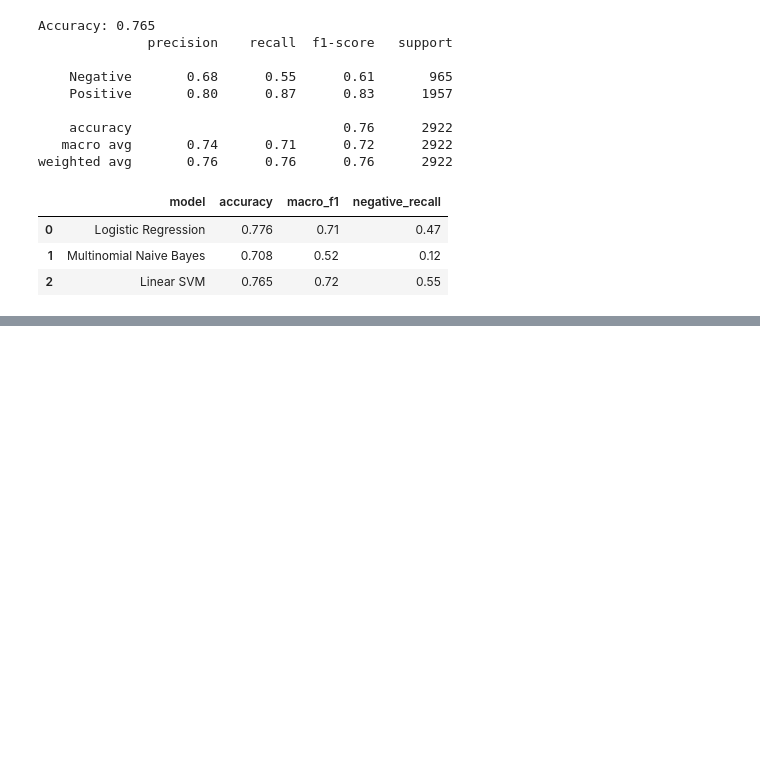
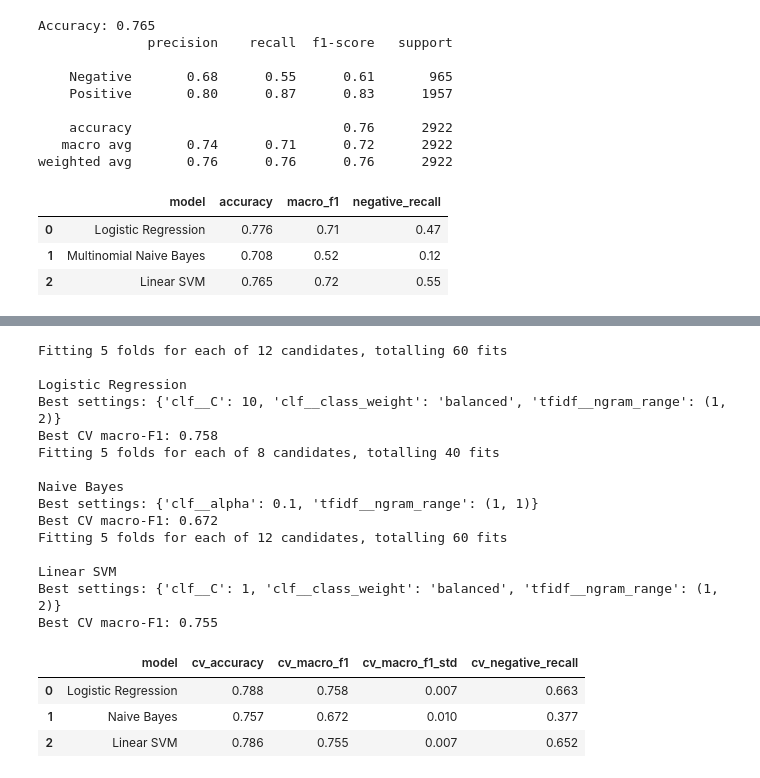
Before and after one commit to Joyanne05/vres-sentiment-analysis, a Jupyter notebook: sentiment_analysis.ipynb, the cells around one changed output, grey strips where cells are left out. Cells and saved outputs as stored; diff of their text form; code cells hidden in the pictures; blank space fills up the shorter version.

```diff
--- a/sentiment_analysis.ipynb
+++ b/sentiment_analysis.ipynb
@@ -175,0 +272,64 @@ baseline_results
+# %%
+searches = {}
+tuning_summary = []
+
+for name, model in models.items():
+
+    pipeline = Pipeline([
+        ("tfidf", TfidfVectorizer()),
+        ("clf", model)
+    ])
+
+    search = GridSearchCV(
+        estimator=pipeline,
+        param_grid=param_grids[name],
+        scoring=scoring,
+        refit="macro_f1",
+        cv=cv,
+        n_jobs=-1,
+        verbose=1,
+        error_score="raise"
+    )
+
+    search.fit(X_train, y_train)
+    searches[name] = search
+
+    best_index = search.best_index_
+    results = search.cv_results_
+
+    tuning_summary.append({
+        "model": name,
+        "cv_accuracy": results["mean_test_accuracy"][best_index],
+        "cv_macro_f1": results["mean_test_macro_f1"][best_index],
+        "cv_macro_f1_std": results["std_test_macro_f1"][best_index],
+        "cv_negative_recall": results["mean_test_negative_recall"][best_index],
+        "best_params": search.best_params_
+    })
+
+    print(f"\n{name}")
+    print("Best settings:", search.best_params_)
+    print(f"Best CV macro-F1: {search.best_score_:.3f}")
+
+tuned_results = pd.DataFrame(tuning_summary)
+
+display(tuned_results.drop(columns="best_params").round(3))
+# %% [output]
+Fitting 5 folds for each of 12 candidates, totalling 60 fits
+
+Logistic Regression
+Best settings: {'clf__C': 10, 'clf__class_weight': 'balanced', 'tfidf__ngram_range': (1, 2)}
+Best CV macro-F1: 0.758
+Fitting 5 folds for each of 8 candidates, totalling 40 fits
+
+Naive Bayes
+Best settings: {'clf__alpha': 0.1, 'tfidf__ngram_range': (1, 1)}
+Best CV macro-F1: 0.672
+Fitting 5 folds for each of 12 candidates, totalling 60 fits
+
+Linear SVM
+Best settings: {'clf__C': 1, 'clf__class_weight': 'balanced', 'tfidf__ngram_range': (1, 2)}
+Best CV macro-F1: 0.755
+|  | model | cv_accuracy | cv_macro_f1 | cv_macro_f1_std | cv_negative_recall |
+| 0 | Logistic Regression | 0.788 | 0.758 | 0.007 | 0.663 |
+| 1 | Naive Bayes | 0.757 | 0.672 | 0.010 | 0.377 |
+| 2 | Linear SVM | 0.786 | 0.755 | 0.007 | 0.652 |
```
Also changed, not shown: parts of 5 cells of this notebook.
